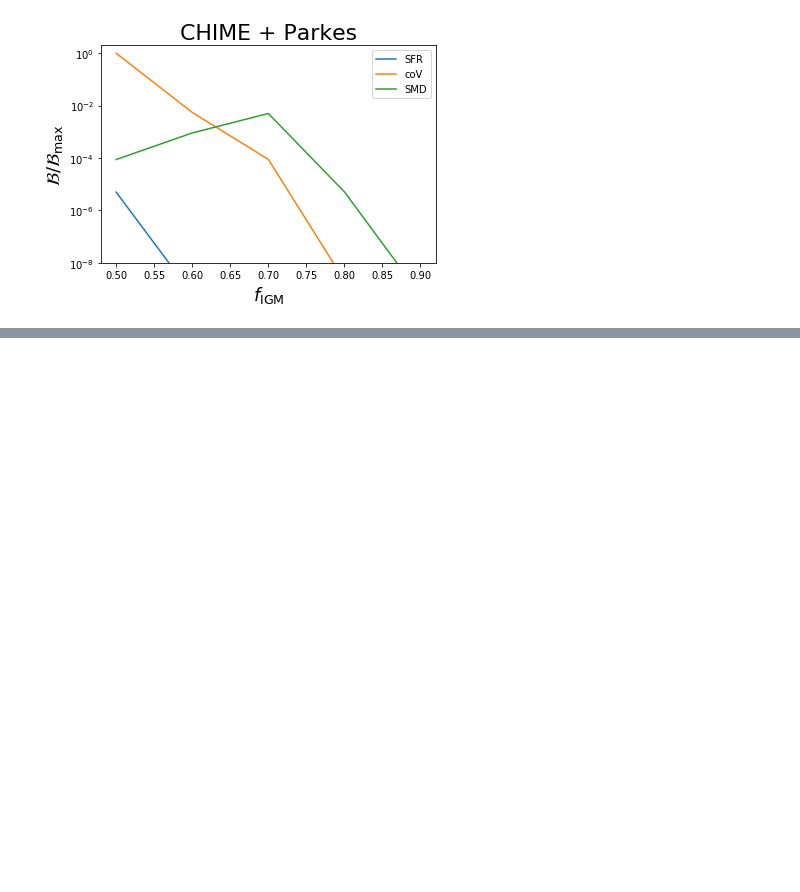
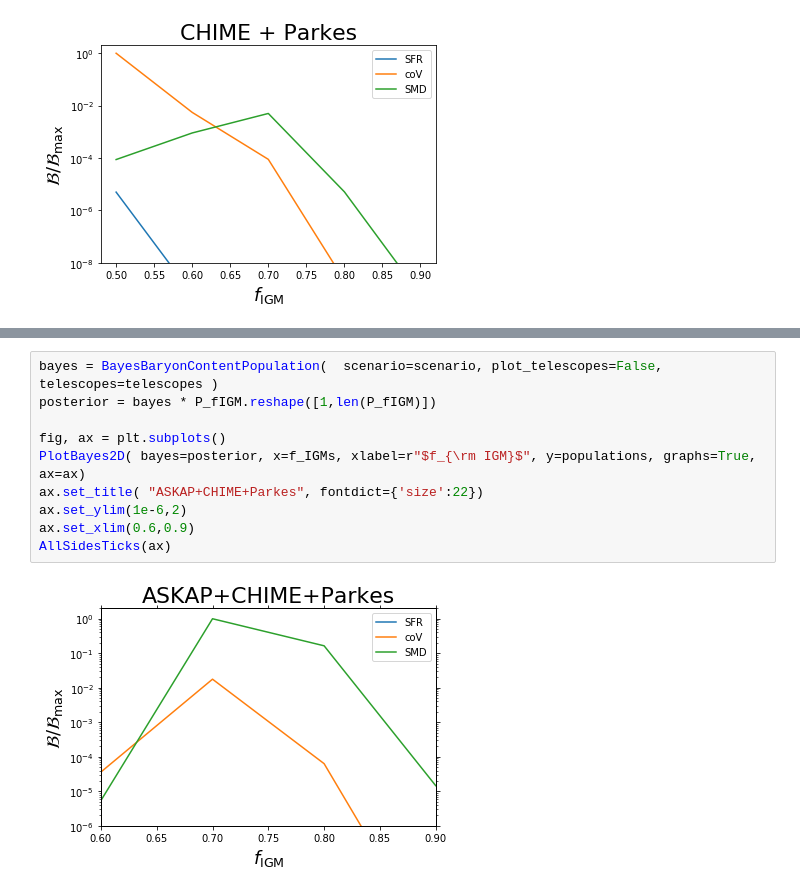
Before and after one commit to FRBs/PreFRBLE, a Jupyter notebook: notebooks/PreFRBLE_JointAnalysis_fIGM-population.ipynb, the cells around one changed output, grey strips where cells are left out. Saved outputs shown, nothing was run; the diff lists cells and outputs as text; blank space fills up the shorter version.

```diff
--- a/notebooks/PreFRBLE_JointAnalysis_fIGM-population.ipynb
+++ b/notebooks/PreFRBLE_JointAnalysis_fIGM-population.ipynb
@@ -288,0 +326,12 @@ plt.ylim(1e-8,2)
+# %%
+bayes = BayesBaryonContentPopulation(  scenario=scenario, plot_telescopes=False, telescopes=telescopes )
+posterior = bayes * P_fIGM.reshape([1,len(P_fIGM)])
+
+fig, ax = plt.subplots()
+PlotBayes2D( bayes=posterior, x=f_IGMs, xlabel=r"$f_{\rm IGM}$", y=populations, graphs=True, ax=ax)
+ax.set_title( "ASKAP+CHIME+Parkes", fontdict={'size':22})
+ax.set_ylim(1e-6,2)
+ax.set_xlim(0.6,0.9)
+AllSidesTicks(ax)
+# %% [output]
+[figure, added]
```
Also changed, not shown: parts of 12 cells of this notebook, 3 other files.
